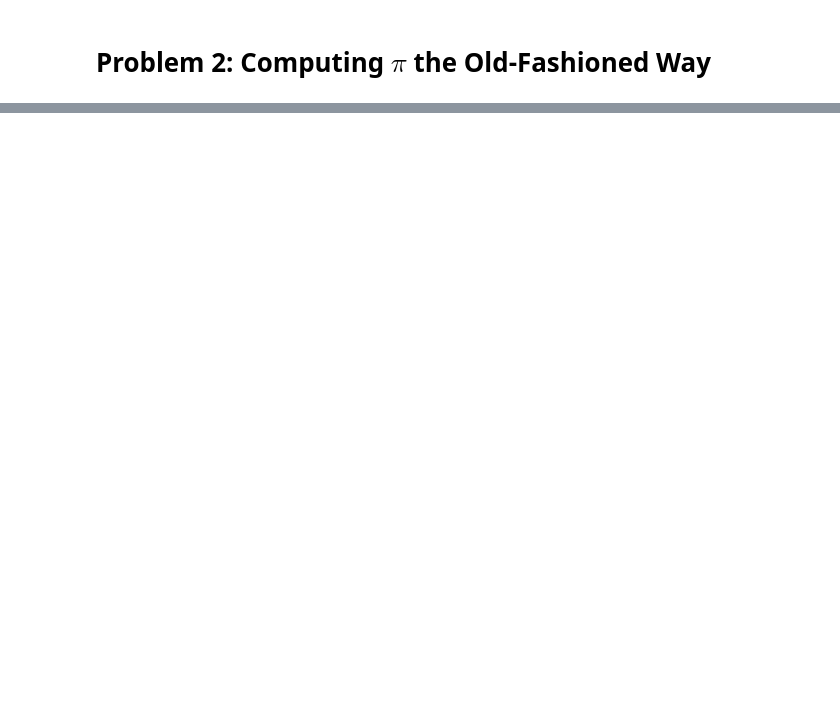
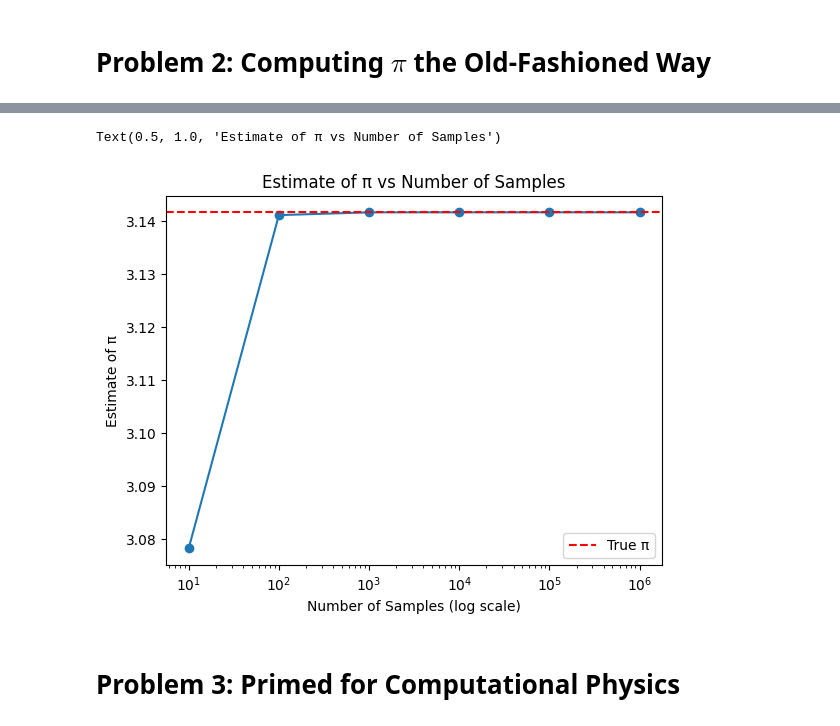
Before and after one commit to JacobGraham6489/physics-7321, a Jupyter notebook: Homeworks/HW1 Jacob Graham.ipynb, the cells around one changed output, grey strips where cells are left out. Drawn from its saved outputs; the diff is of its cells as text; code cells hidden in the pictures; blank space fills up the shorter version.

Commit message:
Problem 2

```diff
--- a/Homeworks/HW1 Jacob Graham.ipynb
+++ b/Homeworks/HW1 Jacob Graham.ipynb
@@ -61,0 +70,28 @@ for N in sample_array:
+# %%
+#2.2 (compute distance between adjacent points)
+def distance_arr(xs, ys):
+    dx = np.diff(xs) # differences between adjacent x-coordinates, generated as array
+    dy = np.diff(ys) # differences between adjacent y-coordinates, generated as array
+    distances = np.sqrt(dx**2 + dy**2) # Euclidean distances between adjacent points, generated as array
+    return distances
+# %%
+#2.3 (plot estimate of π vs number of samples)
+pi_estimate_list = []
+sample_arr = np.array([10, 100, 1000, 10000, 100000, 1000000]) # array of sample sizes
+for N in sample_arr:
+    xs, ys = points_arrs(N)
+    pi_estimate = np.sum(distance_arr(xs,ys)) / 2 # estimate of pi using perimeter method
+    pi_estimate_list.append(pi_estimate)  # append estimate to list
+pi_estimate_arr = np.array(pi_estimate_list)  # convert list of estimates to array
+
+plt.plot(sample_arr, pi_estimate_arr, '-o') # plot of estimates with points connected by lines
+plt.xscale('log') # set x-axis to logarithmic scale
+plt.yscale('linear') # set y-axis to linear scale
+plt.axhline(y=np.pi, color='r', linestyle='--', label='True π') # horizontal line for true value of pi
+plt.legend()
+plt.xlabel('Number of Samples (log scale)')
+plt.ylabel('Estimate of π')
+plt.title('Estimate of π vs Number of Samples')
+# %% [output]
+Text(0.5, 1.0, 'Estimate of π vs Number of Samples')
+[figure, added]
@@ -61,0 +100,2 @@ for N in sample_array:
+# %% [markdown]
+# Problem 3: Primed for Computational Physics
```
Also changed, not shown: parts of 5 cells of this notebook.
